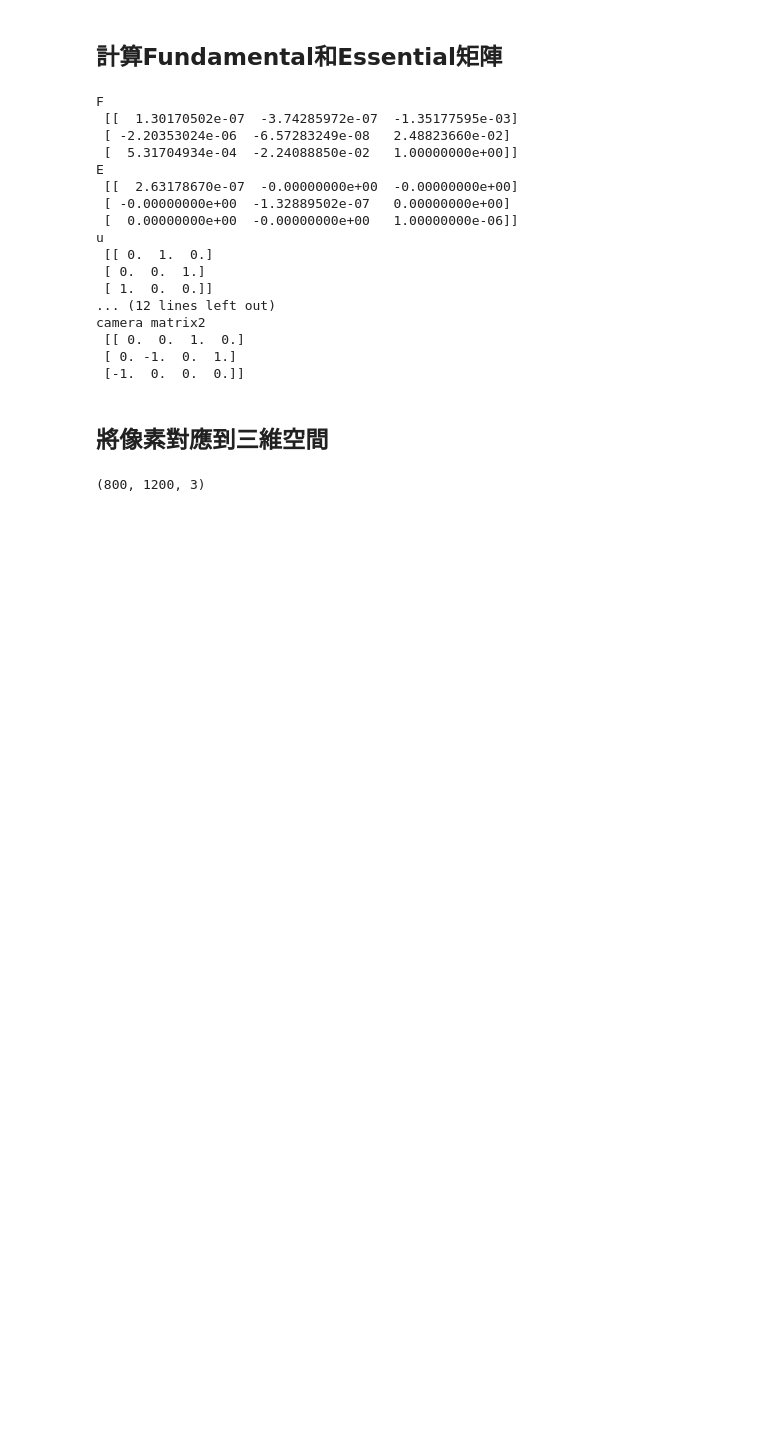
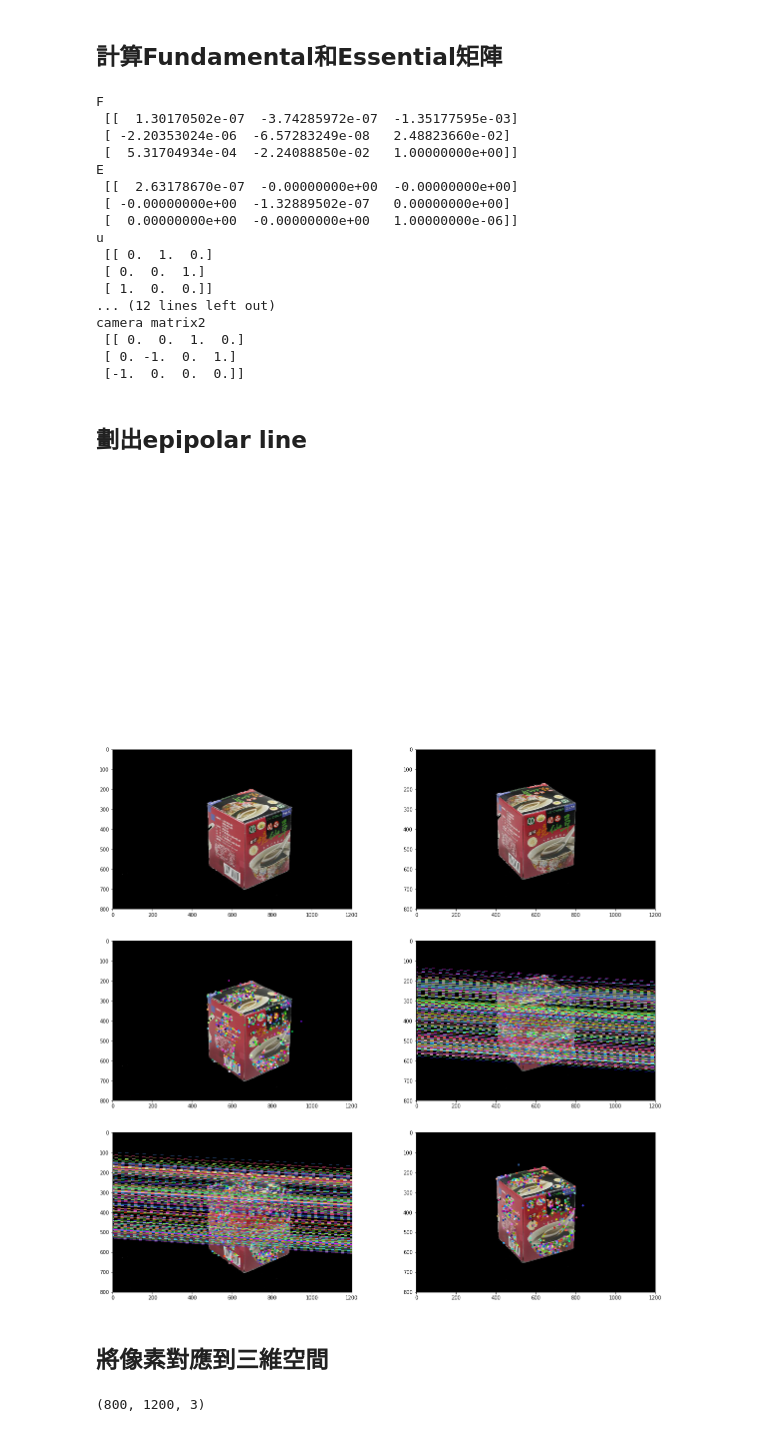
Before and after one commit to YuanSyun/CV-Structure-from-motion, a Jupyter notebook: HW4.ipynb, the cells around one changed output. Drawn from its saved outputs; the diff is of its cells as text; code cells hidden in the pictures; blank space fills up the shorter version.

Commit message:
draw epipoloar line

```diff
--- a/HW4.ipynb
+++ b/HW4.ipynb
@@ -118,6 +118,68 @@ camera matrix2
  [[ 0.  0.  1.  0.]
  [ 0. -1.  0.  1.]
  [-1.  0.  0.  0.]]
+# %% [markdown]
+## 劃出epipolar line
+# %%
+def compute_correspond_epilines(keypt, which_image, fundamental):
+    '''
+       l = Fx'
+       l' = F^Tx
+    '''
+    lines = np.zeros((len(keypt), 3))
+
+    if (which_image == 2):
+        np.transpose(fundamental)
+
+    for i, p in enumerate(keypt):
+        hp = np.array([p[0], p[1], 1])
+        l = np.dot(fundamental, hp)
+        a = l[0]
+        b = l[1]
+        check = a*a + b*b
+        if check != 1:
+            l = l / np.sqrt(check)
+        lines[i] = l
+    return lines
+
+def draw_epilines(img1, img2, lines, pts1, pts2):
+    '''
+        x0, y0 = x為0
+        x1, y1 = x為圖片寬度
+
+    '''
+    imgA = np.copy(img1)
+    imgB = np.copy(img2)
+    h, w, _ = img1.shape
+
+    for r,pt1, pt2 in zip(lines, pts1, pts2):
+        color = tuple(np.random.randint(0, 255, 3).tolist())
+        x0, y0 = (0, int(-r[2]/r[1]))
+        x1, y1 = (w, int(-(r[2]+r[0]*w)/r[1]))
+        imgA = cv2.line(imgA, (x0, y0), (x1, y1), color, 1)
+        imgA = cv2.circle(imgA, (int(pt1[0]), int(pt1[1])), 5, color, -1)
+        imgB = cv2.circle(imgB, (int(pt2[0]), int(pt2[1])), 5, color, -1)
+    return imgA, imgB
+
+# show image 1 epilines
+lines1 = compute_correspond_epilines(imgpts2, 2, fundamental_matrix)
+img3, img4 = draw_epilines(image1, image2, lines1, imgpts1, imgpts2)
+
+# show image 2 epilines
+lines2 = compute_correspond_epilines(imgpts1, 1, fundamental_matrix)
+img5, img6 = draw_epilines(image2, image1, lines2, imgpts2, imgpts1)
+
+plt.axis('off'), plt.figure(figsize=(20,20))
+plt.subplot(321), plt.imshow(image1)
+plt.subplot(322), plt.imshow(image2)
+plt.subplot(323), plt.imshow(img6)
+plt.subplot(324), plt.imshow(img5)
+plt.subplot(325), plt.imshow(img3)
+plt.subplot(326), plt.imshow(img4)
+plt.show()
+# %% [output]
+[figure, added]
+[figure, added]
 # %% [markdown]
 ## 將像素對應到三維空間
 # %%
```
Also changed, not shown: parts of 2 cells of this notebook.
